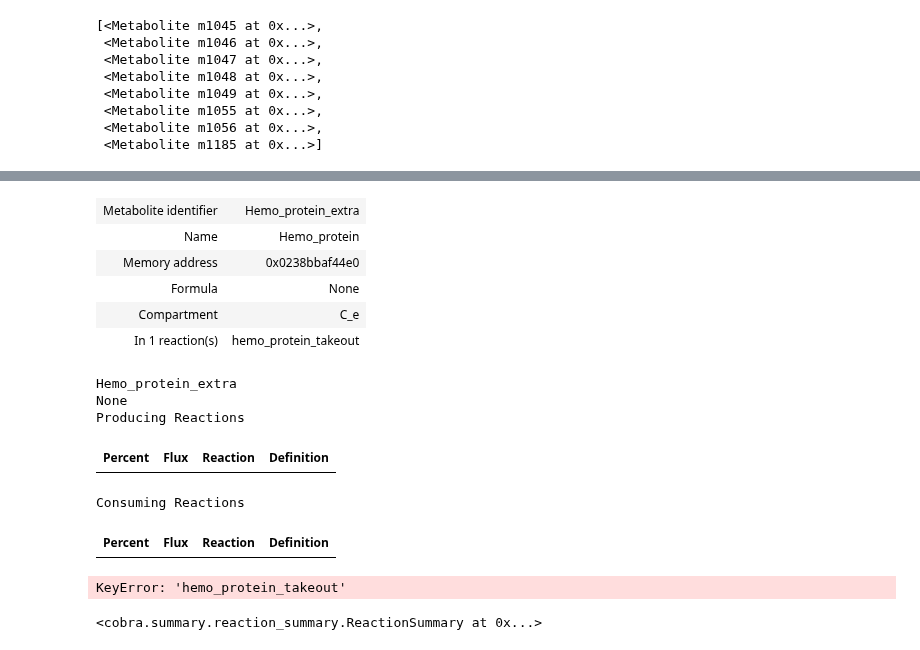
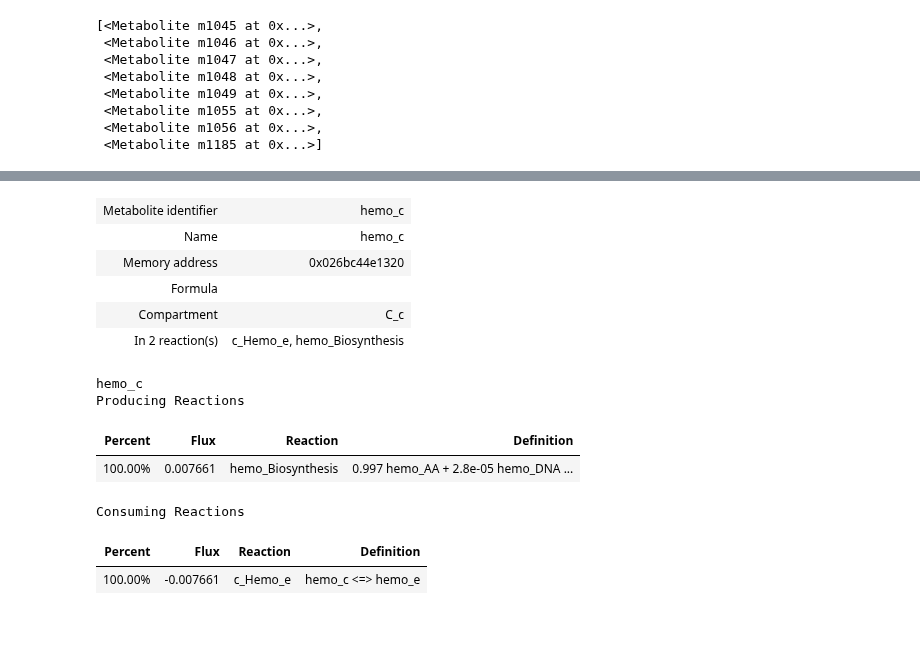
Before and after one commit to Schwebus/DTU_Biobuilders_2021, a Jupyter notebook: GSM_model/GSM_model_glyco.ipynb, the cells around one changed output, grey strips where cells are left out. Saved outputs shown, nothing was run; the diff lists cells and outputs as text; code cells hidden in the pictures.

Commit message:
Reactiones fixed an initial steps plot

```diff
--- a/GSM_model/GSM_model_glyco.ipynb
+++ b/GSM_model/GSM_model_glyco.ipynb
@@ -680,25 +662,0 @@ pheast.add_reactions([hemo_protein_reaction])
-# %%
-hemo_protein_takeout_reaction = cobra.Reaction(
-            'hemo_protein_takeout',
-            name = 'hemoglobin protein take out',
-            lower_bound = 0.0,
-            upper_bound = 1000.0)
-
-Hemo_protein_takeout = cobra.Metabolite(
-            'Hemo_protein_extra',
-            name = 'Hemo_protein',
-            compartment = 'C_e')
-pheast.add_metabolites([Hemo_protein_takeout])
-
-hemo_protein_takeout_reaction.add_metabolites(
-    {
-        ### deoxynucleotides
-        # A
-        pheast.metabolites.Hemo_protein: -1,
-        # pMMO_DNA
-        pheast.metabolites.Hemo_protein_extra: 1.0,
-
-    }
-)
-
-pheast.add_reactions([hemo_protein_takeout_reaction])
@@ -705,6 +798,10 @@ pheast.add_reactions([hemo_protein_takeout_reaction])
+# %%
+# In order to optimize the protein production, the followed procedure is to first optimize for the growth, and then use this value
+# as constrain in the next optimization for the protein production
+
+pheast.reactions.r1339.bounds = pheast.optimize().objective_value, pheast.optimize().objective_value
 # %%
-new_objective = pheast.problem.Objective(1*pheast.reactions.hemo_protein.flux_expression + 0.1*pheast.reactions.r1339.flux_expression)
-pheast.objective = new_objective
+pheast.objective = pheast.problem.Objective(pheast.reactions.hemo_Biosynthesis.flux_expression)
 # %%
 # final biomass production of pheast
 pheast.summary()
@@ -724,25 +821,21 @@ Secretion
 | m1244 | r1137 | -0.686 | 0 | 0.00% |
 | m30 | r1150 | -2.784 | 0 | 0.00% |
 # %%
-pheast.metabolites.Hemo_protein_extra
+pheast.metabolites.hemo_c
 # %% [output]
-| Metabolite identifier | Hemo_protein_extra |
-| Name | Hemo_protein |
-| Memory address | 0x0238bbaf44e0 |
-| Formula | None |
-| Compartment | C_e |
-| In 1 reaction(s) | hemo_protein_takeout |
+| Metabolite identifier | hemo_c |
+| Name | hemo_c |
+| Memory address | 0x026bc44e1320 |
+| Formula |  |
+| Compartment | C_c |
+| In 2 reaction(s) | c_Hemo_e, hemo_Biosynthesis |
 # %%
-cobra.summary.MetaboliteSummary(metabolite= pheast.metabolites.Hemo_protein_extra, model=pheast)
+cobra.summary.MetaboliteSummary(metabolite= pheast.metabolites.hemo_c, model=pheast)
 # %% [output]
-Hemo_protein_extra
-None
+hemo_c
 Producing Reactions
 | Percent | Flux | Reaction | Definition |
+| 100.00% | 0.007661 | hemo_Biosynthesis | 0.997 hemo_AA + 2.8e-05 hemo_DNA ... |
 Consuming Reactions
 | Percent | Flux | Reaction | Definition |
+| 100.00% | -0.007661 | c_Hemo_e | hemo_c <=> hemo_e |
-# %%
-cobra.summary.reaction_summary.ReactionSummary(reaction = pheast.reactions.hemo_protein_takeout, model = pheast)
-# %% [output]
-KeyError: 'hemo_protein_takeout'
-<cobra.summary.reaction_summary.ReactionSummary at 0x...>
```
Also changed, not shown: parts of 22 cells of this notebook.
